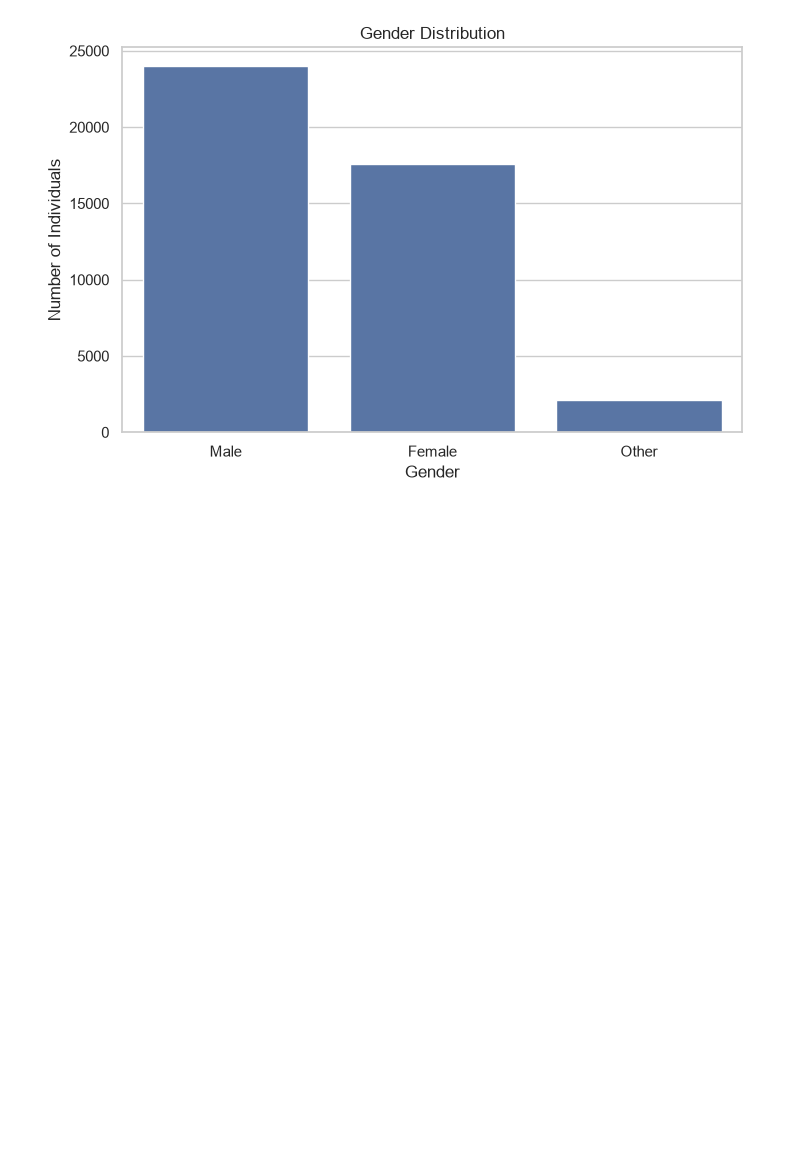
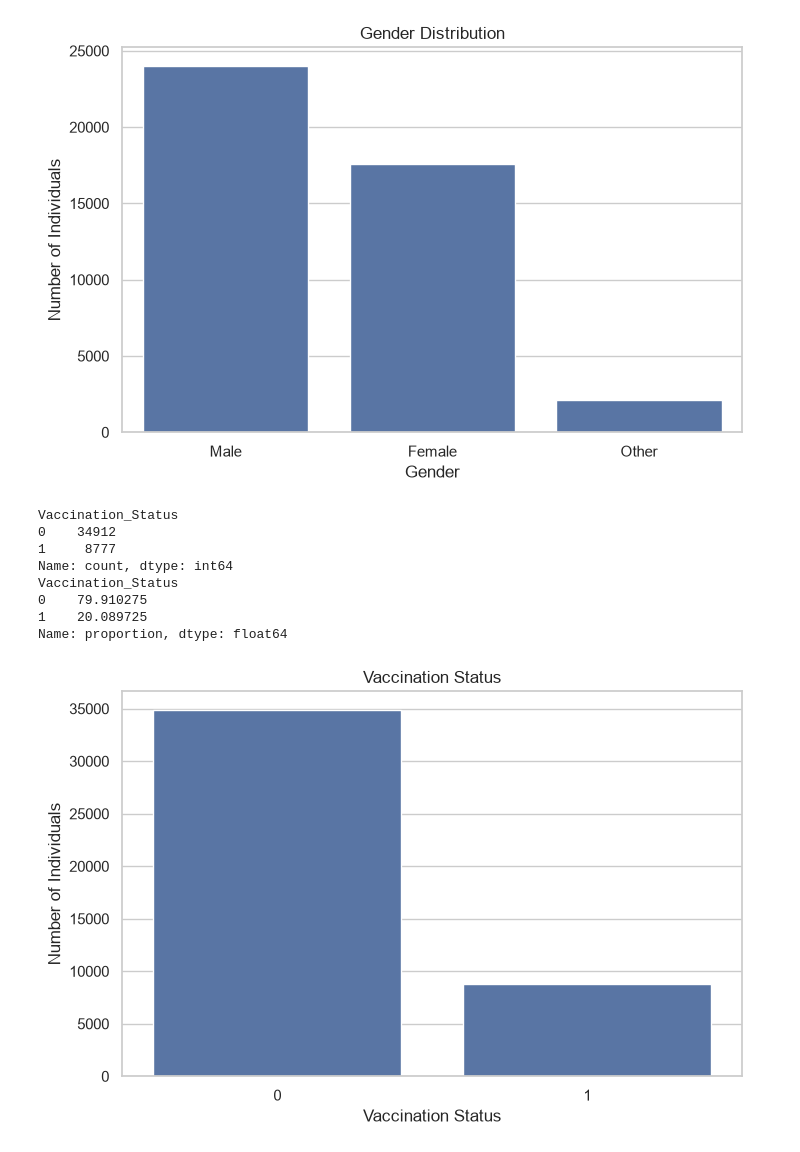
Before and after one commit to khing-fm/Data_Science, a Jupyter notebook: public_health_surveillance.ipynb, the cells around one changed output. Saved outputs shown, nothing was run; the diff lists cells and outputs as text; code cells hidden in the pictures; blank space fills up the shorter version.

Commit message:
Name change

```diff
--- a/Public_Health_data.ipynb
+++ b/public_health_surveillance.ipynb
@@ -291,3 +291,40 @@ plt.ylabel("Number of Individuals")
 plt.show()
 # %% [output]
 [figure]
+# %%
+# Vaccination analysis and Visualization
+# Zero for Non Vaccinated and One for Vaccinated
+
+print(
+    df["Vaccination_Status"].value_counts()
+)
+
+print(
+    df["Vaccination_Status"]
+    .value_counts(normalize=True)
+    * 100
+)
+
+# Vaccination Status Distribution Chart
+plt.figure(figsize=(8, 5))
+
+sns.countplot(
+    data=df,
+    x="Vaccination_Status"
+)
+
+plt.title("Vaccination Status")
+plt.xlabel("Vaccination Status")
+plt.ylabel("Number of Individuals")
+
+plt.show()
+# %% [output]
+Vaccination_Status
+0    34912
+1     8777
+Name: count, dtype: int64
+Vaccination_Status
+0    79.910275
+1    20.089725
+Name: proportion, dtype: float64
+[figure, added]
```
Also changed, not shown: parts of 1 cell of this notebook, 1 other file.
